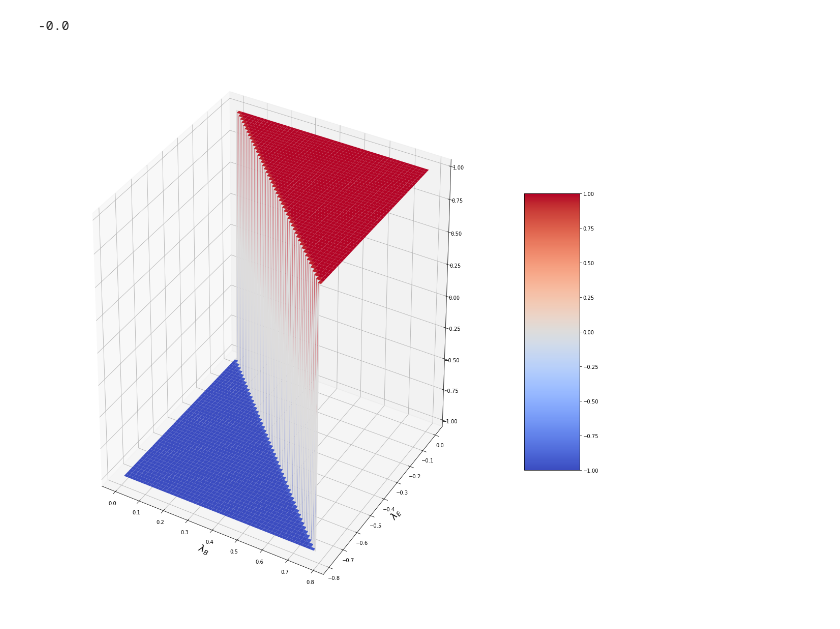
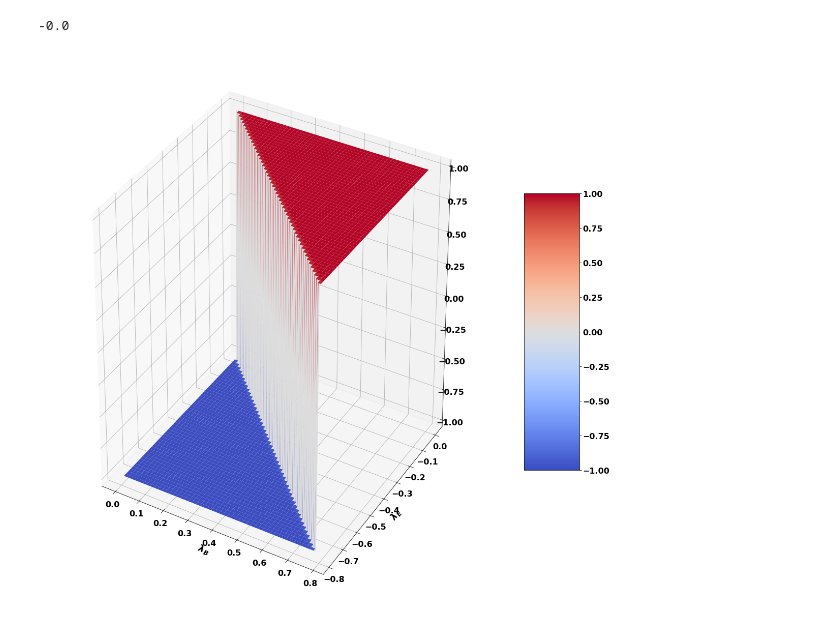
Before and after one commit to code-xD/QGT_Simulations, a Jupyter notebook: QGT_Simulation.ipynb, the cells around one changed output. Drawn from its saved outputs; the diff is of its cells as text; code cells hidden in the pictures.

```diff
--- a/QGT_Simulation.ipynb
+++ b/QGT_Simulation.ipynb
@@ -84,9 +84,14 @@ Q1.magQubit(0,0)
 -0.0
 # %%
 from mpl_toolkits.mplot3d import Axes3D
+import matplotlib
 import matplotlib.pyplot as plt
 from matplotlib import cm
 from matplotlib.ticker import LinearLocator, FormatStrFormatter, MultipleLocator
+
+font = {'family':'DejaVu Sans', 'size'   : 16}
+
+matplotlib.rc('font', **font)
 
 Qplot = QuantumGame(1)
 
@@ -94,34 +99,34 @@ fig = plt.figure(figsize=[20,20])
 ax = fig.gca(projection='3d')
 
 X = np.arange(0, pi/4, pi/1000)
 Y = np.arange(0, -pi/4, -pi/1000)
 Z = np.zeros((X.size,Y.size))
 sizeX = X.size
 sizeY = Y.size
 X, Y = np.meshgrid(X, Y)
 for i in range(sizeX):
     for j in range(sizeY):
         Qplot.movesB = Q1.createRealMoves([X[i,j]])
         Qplot.movesE = Q1.createRealMoves([Y[i,j]])
         Qplot.calculateOutcome()
         Z[i,j] = Qplot.signedMagQubit(1,0)
 
 
 # Plot the surface.
 surf = ax.plot_surface(X, Y, Z, cmap=cm.coolwarm,
                        linewidth=0, antialiased=True)
 
 # Customize the z axis.
 ax.set_zlim(-1.01, 1.01)
 # naming the x axis
 plt.xlabel(r'$\lambda_{B}$', fontsize = 18)
 # naming the y axis
 plt.ylabel(r'$\lambda_{E}$', fontsize = 18)
 
 fig.colorbar(surf, shrink=0.5, aspect=5)
 plt.show()
 # %% [output]
-[figure, old version]
+[figure, new version]
 # %%
 fig, axs = plt.subplots(2, 1, figsize=(10,20))
 
```
Also changed, not shown: parts of 3 cells of this notebook.
